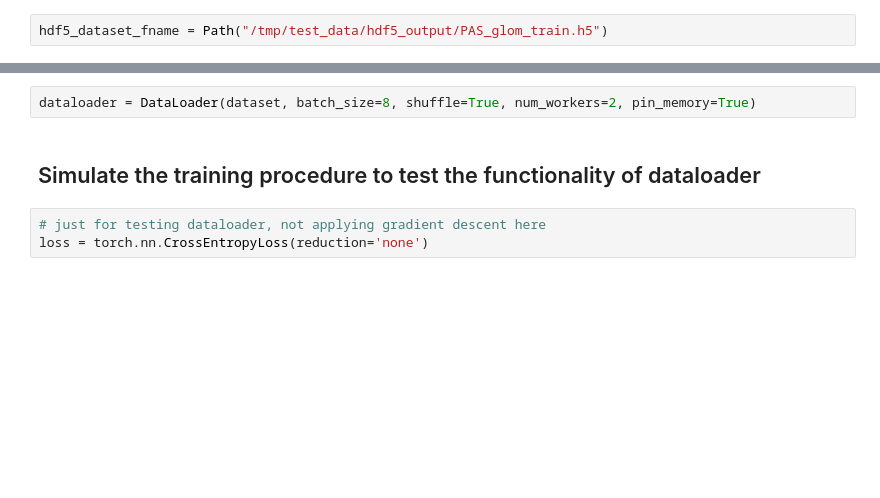
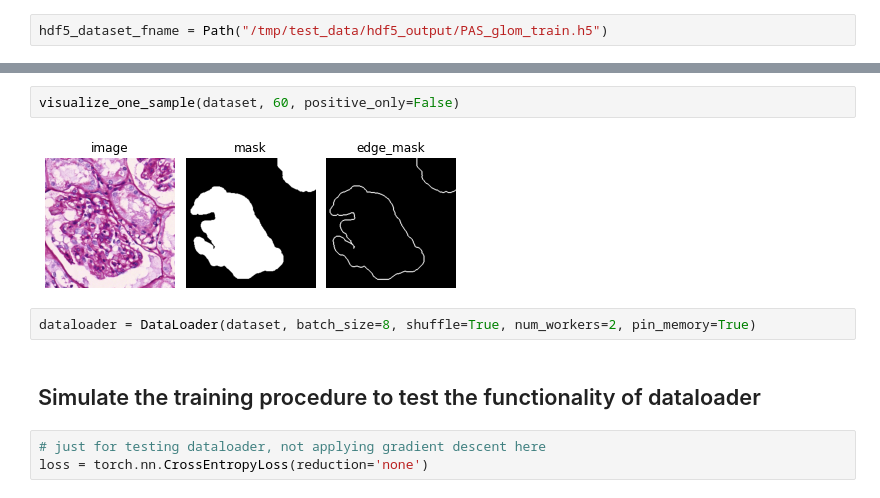
Before and after one commit to alexliyihao/AAPI_code, a Jupyter notebook: ml_core/preprocessing/preprocessing_data_and_loading_demo.ipynb, the cells around one changed output, grey strips where cells are left out. Cells and saved outputs as stored; diff of their text form; blank space fills up the shorter version.

```diff
--- a/ml_core/preprocessing/preprocessing_data_and_loading_demo.ipynb
+++ b/ml_core/preprocessing/preprocessing_data_and_loading_demo.ipynb
@@ -138,3 +124,7 @@ dataset = Dataset(hdf5_dataset_fname,
+# %%
+visualize_one_sample(dataset, 60, positive_only=False)
+# %% [output]
+[figure, added]
 # %%
 dataloader = DataLoader(dataset, batch_size=8, shuffle=True, num_workers=2, pin_memory=True)
 # %% [markdown]
```
Also changed, not shown: parts of 8 cells of this notebook, 2 other files.
